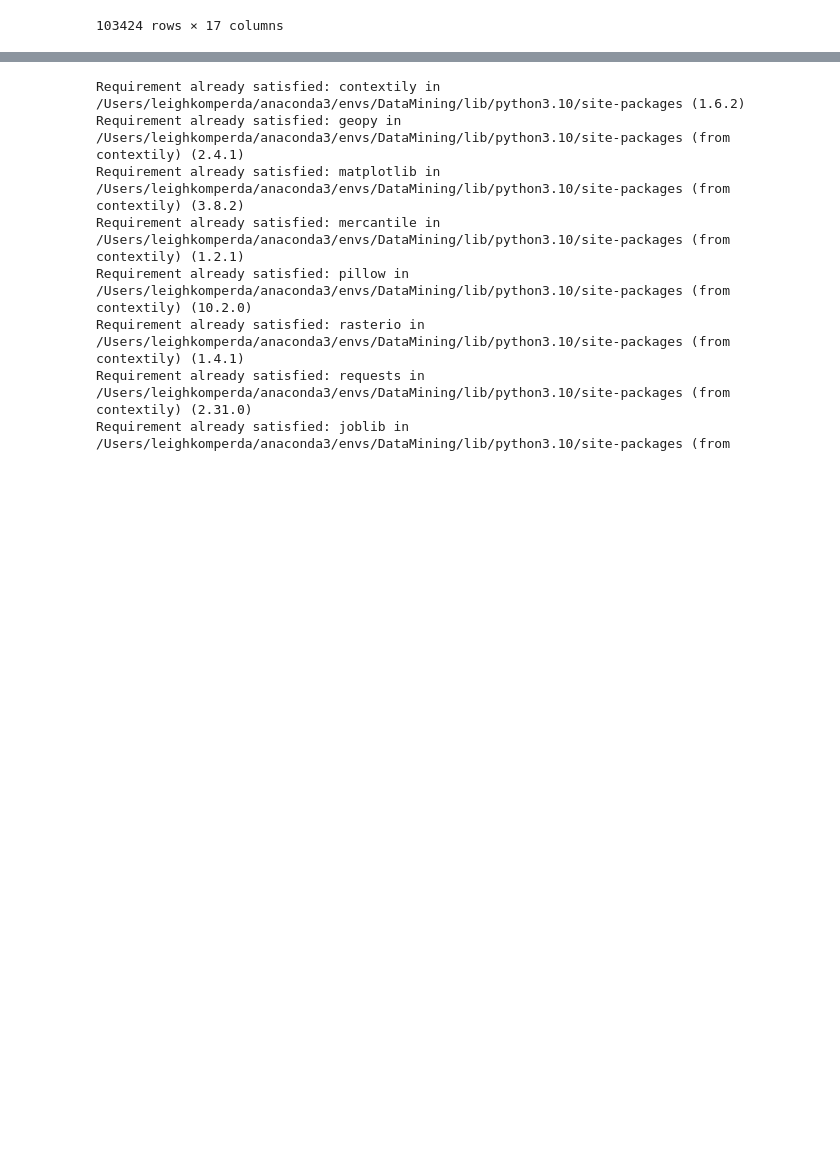
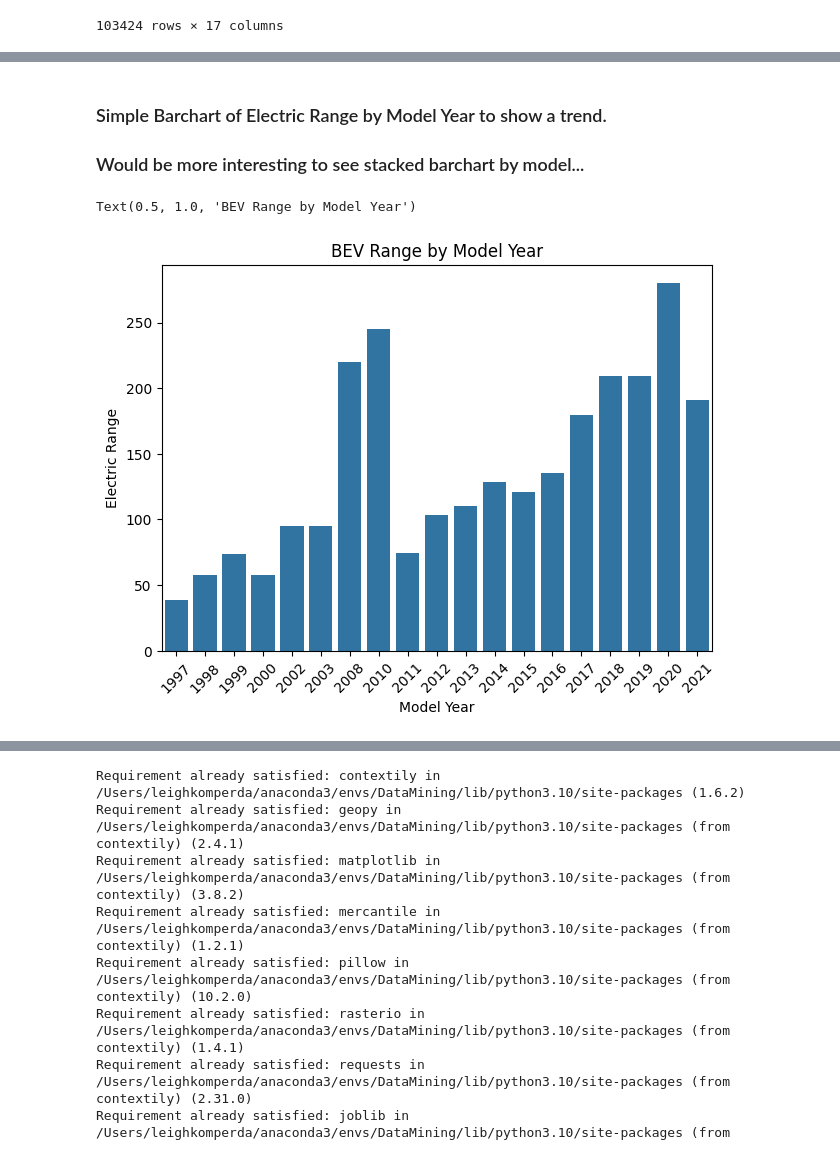
Before and after one commit to MichaelHowick/CS4580-EDA-Assignment, a Jupyter notebook: lk_notebook.ipynb, the cells around one changed output, grey strips where cells are left out. Drawn from its saved outputs; the diff is of its cells as text; code cells hidden in the pictures; blank space fills up the shorter version.

Commit message:
added some charts and maps

```diff
--- a/lk_notebook.ipynb
+++ b/lk_notebook.ipynb
@@ -60,0 +85,7 @@ bev_df
+# %%
+# Remove all rows with 0 range for better range calculation
+bev_df2 = bev_df[bev_df['Electric Range'] != 0]
+#print(bev_df2.groupby('Model Year')['Electric Range'].describe())
+bev_mean_range = bev_df2.groupby('Model Year')['Electric Range'].mean()
+bev_make_range_df = bev_df2.groupby(['Model Year','Make'])['Electric Range'].mean().reset_index()
+print(bev_mean_range)
@@ -60,0 +110,12 @@ bev_df
+# %% [markdown]
+### Simple Barchart of Electric Range by Model Year to show a trend.
+### Would be more interesting to see stacked barchart by model...
+# %%
+#
+sns.barplot(data=bev_mean_range)
+plt.xticks(rotation=45)
+plt.tight_layout()
+plt.title('BEV Range by Model Year')
+# %% [output]
+Text(0.5, 1.0, 'BEV Range by Model Year')
+[figure, added]
```
Also changed, not shown: parts of 17 cells of this notebook, 6 other files.
